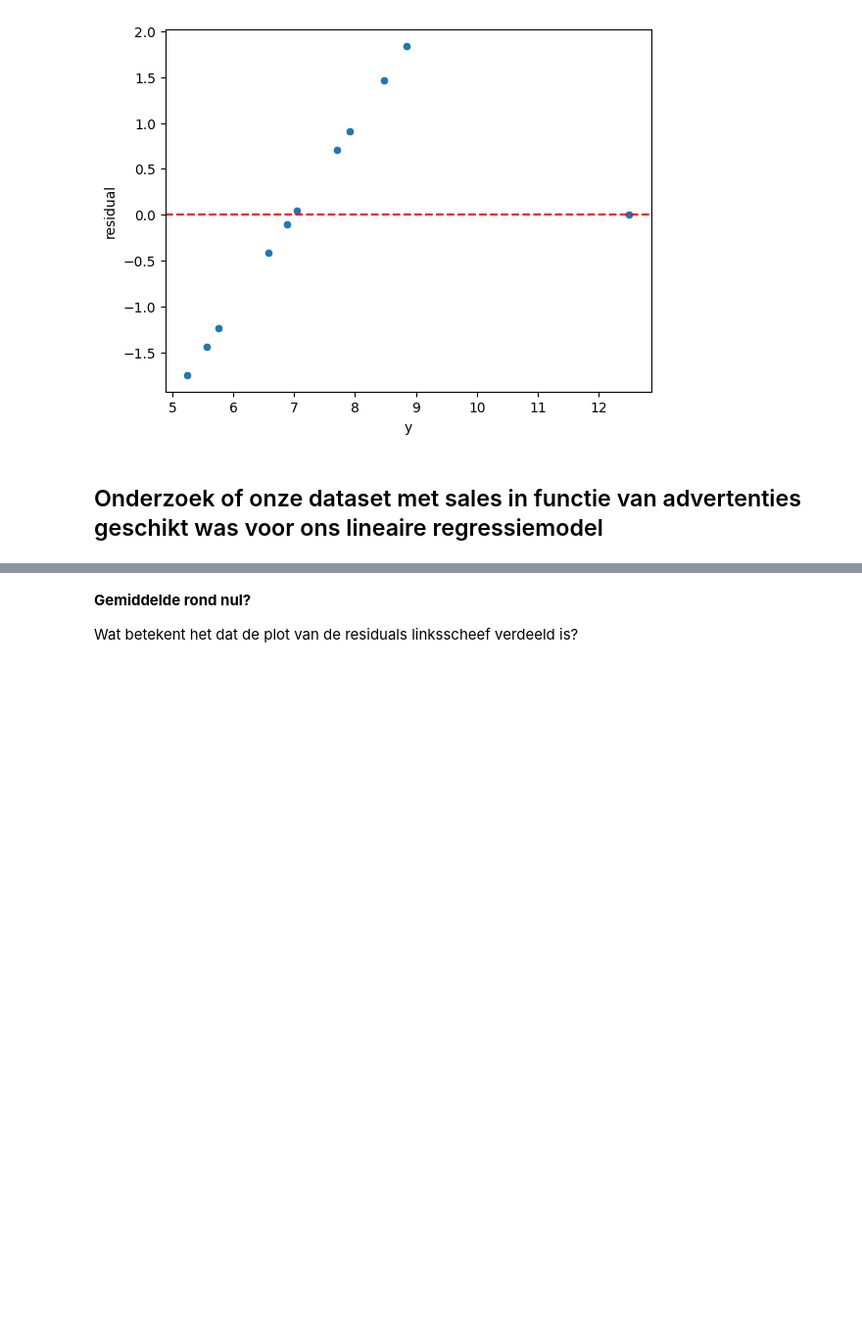
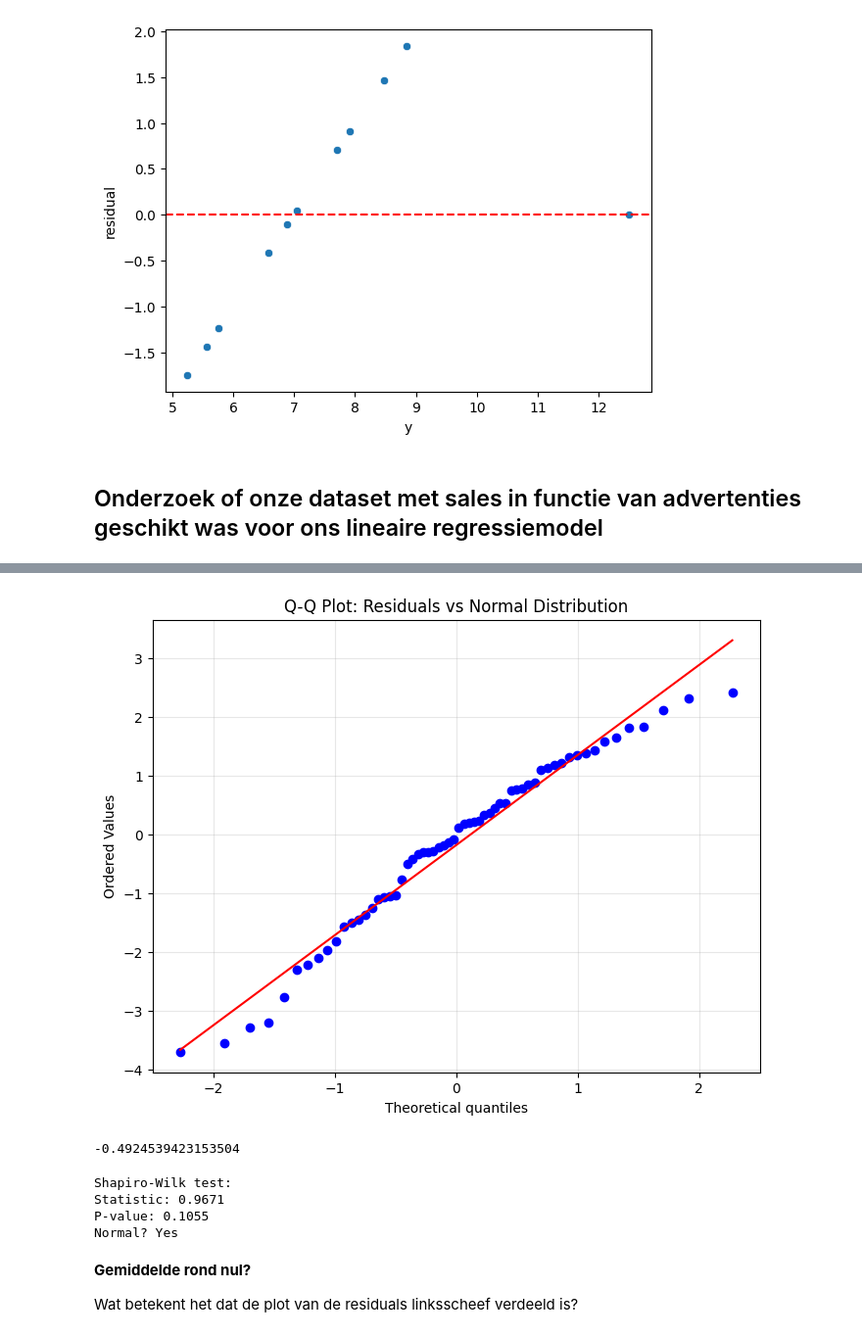
Before and after one commit to montypie/DS_Projects, a Jupyter notebook: 2_Regression/02-LR_sklearn_oefening_2.ipynb, the cells around one changed output, grey strips where cells are left out. Shown at 98% size. Cells and saved outputs as stored; diff of their text form; code cells hidden in the pictures; blank space fills up the shorter version.

```diff
--- a/2_Regression/02-LR_sklearn_oefening_2.ipynb
+++ b/2_Regression/02-LR_sklearn_oefening_2.ipynb
@@ -149,3 +180,36 @@ test_residuals
+# %%
+import scipy.stats as stats
+
+fig, ax = plt.subplots(figsize=(8, 6))
+stats.probplot(test_residuals, dist="norm", plot=ax)
+ax.set_title("Q-Q Plot: Residuals vs Normal Distribution")
+ax.grid(True, alpha=0.3)
+plt.show()
+# het is (bijna) normaal verdeeld, maar
+# de punten mogen geen patroon vertonen rond die lijn, dus onze model hieronder is niet goed (die is enkel geschikt voor normaal verdeelde residues):
+# %% [output]
+[figure, added]
+# %%
+from scipy.stats import skew
+
+skewness = skew(test_residuals)
+print(skewness)
+# negatieve skewness
+# %% [output]
+-0.4924539423153504
+# %%
+# Shapiro-Wilk test (formele test voor normaliteit)
+statistic, p_value = stats.shapiro(test_residuals)
+print(f"Shapiro-Wilk test:")
+print(f"Statistic: {statistic:.4f}")
+print(f"P-value: {p_value:.4f}")
+print(f"Normal? {'Yes' if p_value > 0.05 else 'No'}")
+# niet significant genoeg om te tonen dat we NIET een normale distributie hebben (which is the 0-hypothese), iaw niet genoeg evidence om de 0-hypothese te verwerpen. (desondanks de skewness, wat contradictorisch is)
+# %% [output]
+Shapiro-Wilk test:
+Statistic: 0.9671
+P-value: 0.1055
+Normal? Yes
 # %% [markdown]
 **Gemiddelde rond nul?**
 
```
Also changed, not shown: parts of 11 cells of this notebook, 1 other file.
